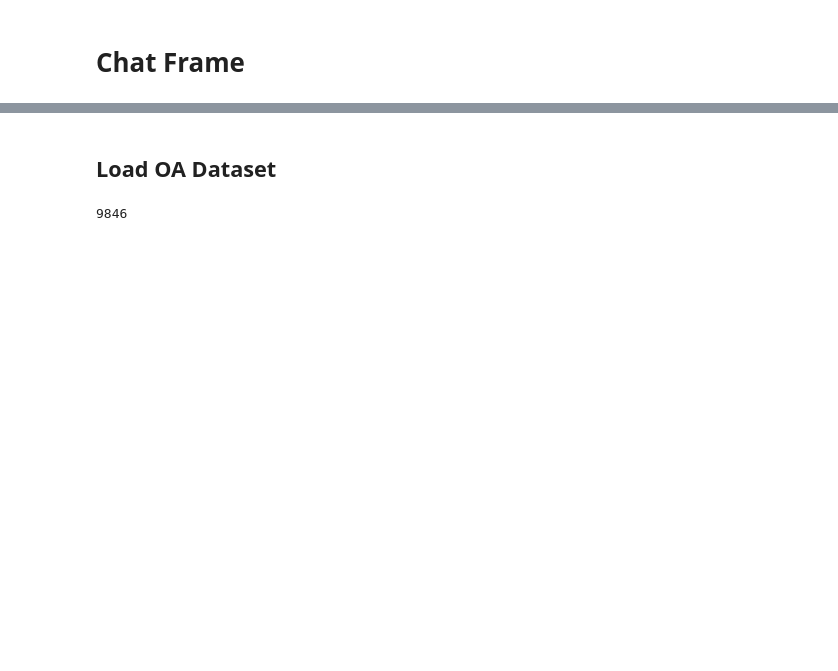
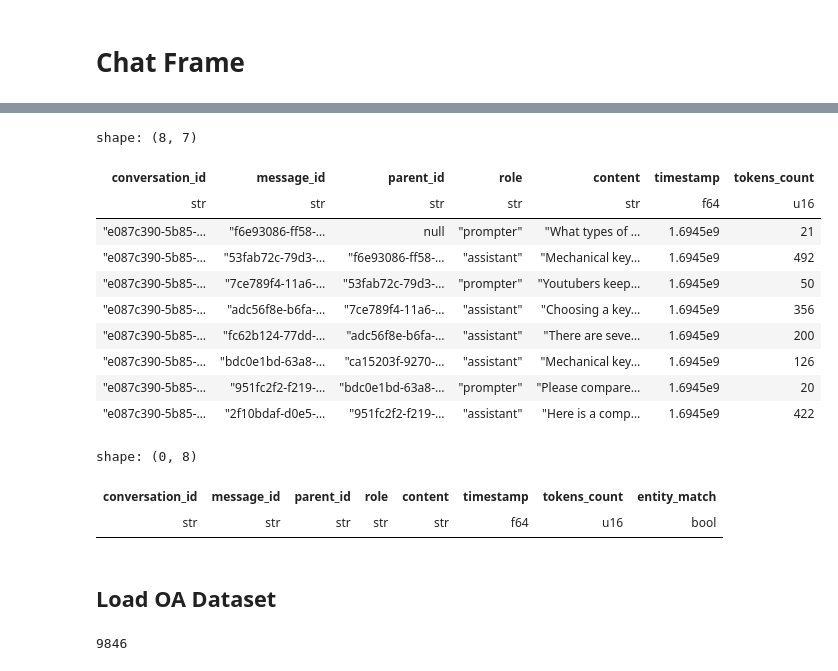
Before and after one commit to Neural-Dragon-AI/BabyDragon, a Jupyter notebook: notebooks/chat_memory_notebooks/unified_memory_manager.ipynb, the cells around one changed output, grey strips where cells are left out. Saved outputs shown, nothing was run; the diff lists cells and outputs as text; code cells hidden in the pictures; blank space fills up the shorter version.

```diff
--- a/notebooks/unified_memory_manager.ipynb
+++ b/notebooks/chat_memory_notebooks/unified_memory_manager.ipynb
@@ -10,6 +10,6 @@ from babydragon.utils.frame_generators import load_generated_content
 # from babydragon.memory.frames.chat_frame import ChatFrame
 chat_frame = ChatFrame()
 # %%
-chat_frame.load(path="./threads/OA2.parquet")
+chat_frame.load(path="../threads/OA2.parquet")
 # %%
 chat_frame.memory_thread
@@ -35,0 +16,26 @@ shape: (1_252, 7)
+# %%
+import polars as pl
+from polars import col
+from typing import List
+def entity_filter(entities: List[str]) -> pl.Expr:
+    """
+    Create a Polars expression function to filter rows based on a list of entities.
+
+    Parameters:
+        entities (List[str]): List of entities to search for
+
+    Returns:
+        pl.Expr: Polars expression to use with apply_expression()
+    """
+    # Generate a list of conditional expressions
+    or_conditions = [
+        col("content").apply(lambda x: entity in x, return_dtype=pl.Boolean)
+        for entity in entities
+    ]
+
+    # Combine all the conditional expressions with 'or' operation
+    final_condition = or_conditions[0]
+    for condition in or_conditions[1:]:
+        final_condition = final_condition | condition
+
+    return final_condition
@@ -36,3 +45,23 @@ shape: (1_252, 7)
+# %%
+chat_frame.apply_expression(entity_filter(['Mechanical', 'Keyboard', 'Cherry', 'MX', 'Brown', 'switches']))
+# %% [output]
+shape: (8, 7)
+| conversation_id | message_id | parent_id | role | content | timestamp | tokens_count |
+| str | str | str | str | str | f64 | u16 |
+| "e087c390-5b85-… | "f6e93086-ff58-… | null | "prompter" | "What types of … | 1.6945e9 | 21 |
+| "e087c390-5b85-… | "53fab72c-79d3-… | "f6e93086-ff58-… | "assistant" | "Mechanical key… | 1.6945e9 | 492 |
+| "e087c390-5b85-… | "7ce789f4-11a6-… | "53fab72c-79d3-… | "prompter" | "Youtubers keep… | 1.6945e9 | 50 |
+| "e087c390-5b85-… | "adc56f8e-b6fa-… | "7ce789f4-11a6-… | "assistant" | "Choosing a key… | 1.6945e9 | 356 |
+| "e087c390-5b85-… | "fc62b124-77dd-… | "adc56f8e-b6fa-… | "assistant" | "There are seve… | 1.6945e9 | 200 |
+| "e087c390-5b85-… | "bdc0e1bd-63a8-… | "ca15203f-9270-… | "assistant" | "Mechanical key… | 1.6945e9 | 126 |
+| "e087c390-5b85-… | "951fc2f2-f219-… | "bdc0e1bd-63a8-… | "prompter" | "Please compare… | 1.6945e9 | 20 |
+| "e087c390-5b85-… | "2f10bdaf-d0e5-… | "951fc2f2-f219-… | "assistant" | "Here is a comp… | 1.6945e9 | 422 |
+# %%
+df
+# %% [output]
+shape: (0, 8)
+| conversation_id | message_id | parent_id | role | content | timestamp | tokens_count | entity_match |
+| str | str | str | str | str | f64 | u16 | bool |
 # %% [markdown]
 ## Load OA Dataset
 # %%
```
Also changed, not shown: parts of 3 cells of this notebook, 15 other files.
